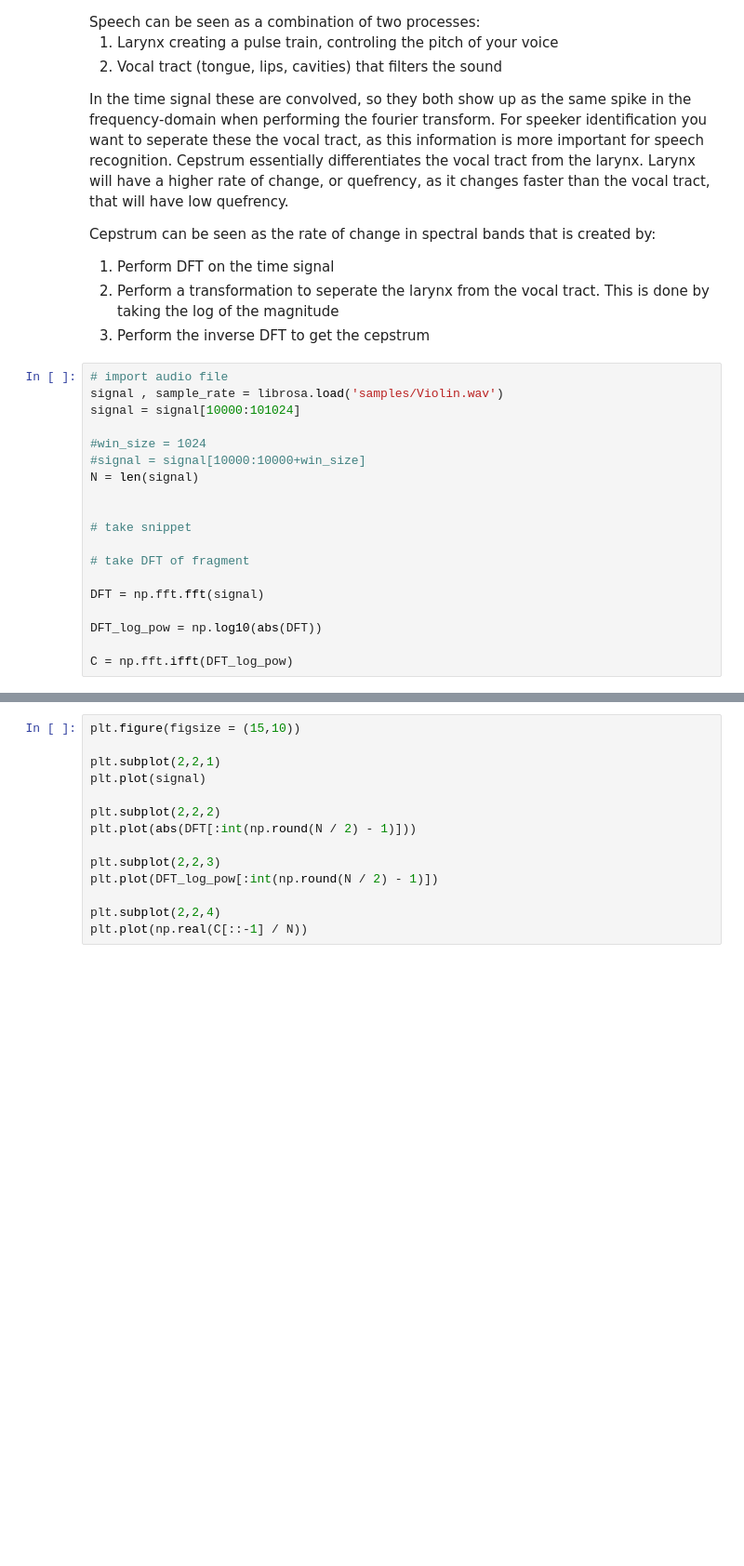
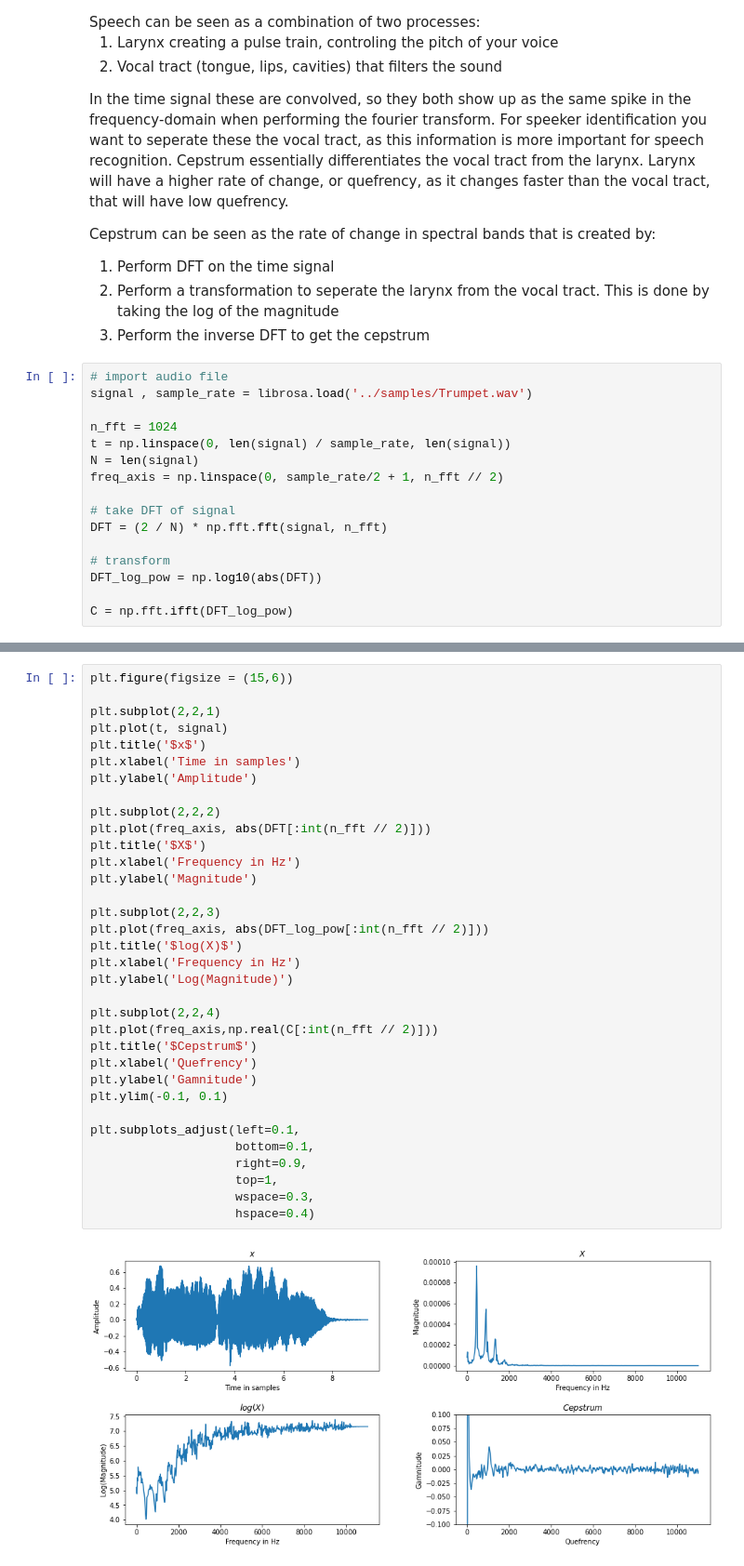
Before and after one commit to HNuijens/PythonAudioProcessing, a Jupyter notebook: Analysis/MFCC.ipynb, the cells around one changed output, grey strips where cells are left out. Shown: that part at 93% size. Cells and saved outputs as stored; diff of their text form; blank space fills up the shorter version.

Commit message:
added cepstrum graphs

```diff
--- a/Analysis/MFCC.ipynb
+++ b/Analysis/MFCC.ipynb
@@ -277,20 +277,17 @@ Cepstrum can be seen as the rate of change in spectral bands that is created by:
 3. Perform the inverse DFT to get the cepstrum
 # %%
 # import audio file
-signal , sample_rate = librosa.load('samples/Violin.wav')
-signal = signal[10000:101024]
+signal , sample_rate = librosa.load('../samples/Trumpet.wav')
 
-#win_size = 1024
-#signal = signal[10000:10000+win_size]
+n_fft = 1024
+t = np.linspace(0, len(signal) / sample_rate, len(signal))
 N = len(signal)
+freq_axis = np.linspace(0, sample_rate/2 + 1, n_fft // 2)
 
+# take DFT of signal
+DFT = (2 / N) * np.fft.fft(signal, n_fft)
 
-# take snippet
-
-# take DFT of fragment
-
-DFT = np.fft.fft(signal)
-
+# transform
 DFT_log_pow = np.log10(abs(DFT))
 
 C = np.fft.ifft(DFT_log_pow)
@@ -299,14 +294,36 @@ FileNotFoundError: [Errno 2] No such file or directory: 'samples/Violin.wav'
 # %%
-plt.figure(figsize = (15,10))
+plt.figure(figsize = (15,6))
 
 plt.subplot(2,2,1)
-plt.plot(signal)
+plt.plot(t, signal)
+plt.title('$x$')
+plt.xlabel('Time in samples')
+plt.ylabel('Amplitude')
 
 plt.subplot(2,2,2)
-plt.plot(abs(DFT[:int(np.round(N / 2) - 1)]))
+plt.plot(freq_axis, abs(DFT[:int(n_fft // 2)]))
+plt.title('$X$')
+plt.xlabel('Frequency in Hz')
+plt.ylabel('Magnitude')
 
 plt.subplot(2,2,3)
-plt.plot(DFT_log_pow[:int(np.round(N / 2) - 1)])
+plt.plot(freq_axis, abs(DFT_log_pow[:int(n_fft // 2)]))
+plt.title('$log(X)$')
+plt.xlabel('Frequency in Hz')
+plt.ylabel('Log(Magnitude)')
 
 plt.subplot(2,2,4)
-plt.plot(np.real(C[::-1] / N))
+plt.plot(freq_axis,np.real(C[:int(n_fft // 2)]))
+plt.title('$Cepstrum$')
+plt.xlabel('Quefrency')
+plt.ylabel('Gamnitude')
+plt.ylim(-0.1, 0.1)
+
+plt.subplots_adjust(left=0.1,
+                    bottom=0.1,
+                    right=0.9,
+                    top=1,
+                    wspace=0.3,
+                    hspace=0.4)
+# %% [output]
+[figure, added]
```
Also changed, not shown: parts of 23 cells of this notebook.
